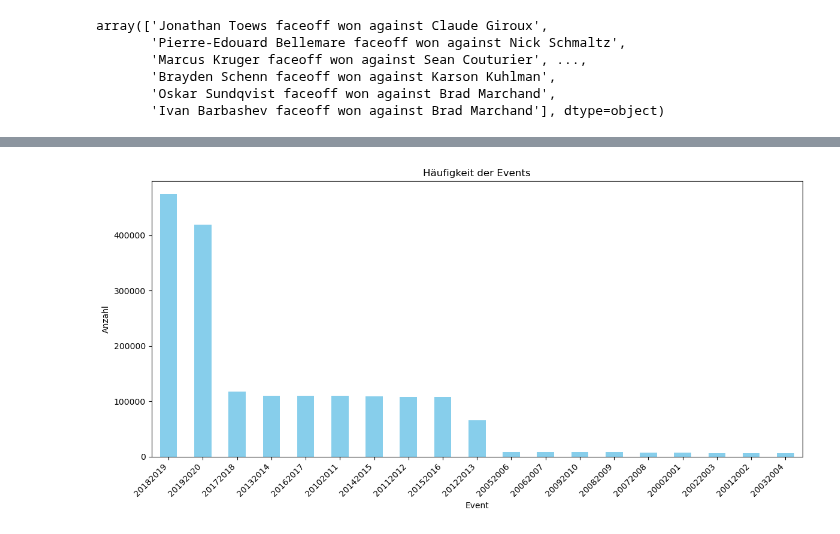
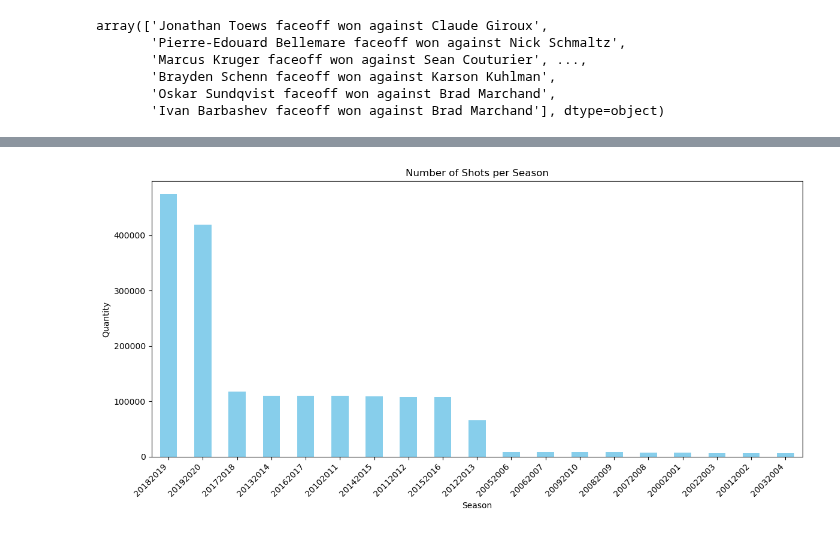
Before and after one commit to AndreasKretschmer/IceHockey_DataAnalysis, a Jupyter notebook: data/prepare_data.ipynb, the cells around one changed output, grey strips where cells are left out. Saved outputs shown, nothing was run; the diff lists cells and outputs as text; code cells hidden in the pictures.

```diff
--- a/data/prepare_data.ipynb
+++ b/data/prepare_data.ipynb
@@ -50,13 +50,13 @@ array([20162017, 20172018, 20152016, 20142015, 20122013, 20132014,
        20022003, 20032004, 20052006, 20002001, 20012002, 20192020,
        20182019], dtype=int64)
 # %%
-def plot_amount_event(data):
+def plot_amount_event(data, title, xlabel, ylabel):
     # Create a bar plot
     plt.figure(figsize=(12, 6))
     data.plot(kind='bar', color='skyblue')
-    plt.title('Häufigkeit der Events')
-    plt.xlabel('Event')
-    plt.ylabel('Anzahl')
+    plt.title(title)
+    plt.xlabel(xlabel)
+    plt.ylabel(ylabel)
     plt.xticks(rotation=45, ha='right')
     plt.tight_layout()
 
@@ -136,9 +136,9 @@ array(['Hooking', 'Closing hand on puck', 'Interference', 'Hi-sticking',
 # %%
 # Count the frequency of each event
 shots_season = shots['season'].value_counts()
-plot_amount_event(shots_season)
+plot_amount_event(shots_season, 'Number of Shots per Season', 'Season', 'Quantity')
 # %% [output]
-[figure, old version]
+[figure, new version]
 # %%
 # seems that at season 2010-2011 and 2018-2019 there were significant more shots tracked than previously => why/ what changed?
 shots_test = shots[shots['season'].isin([20102011])]
```
Also changed, not shown: parts of 5 cells of this notebook, 12 other files.
